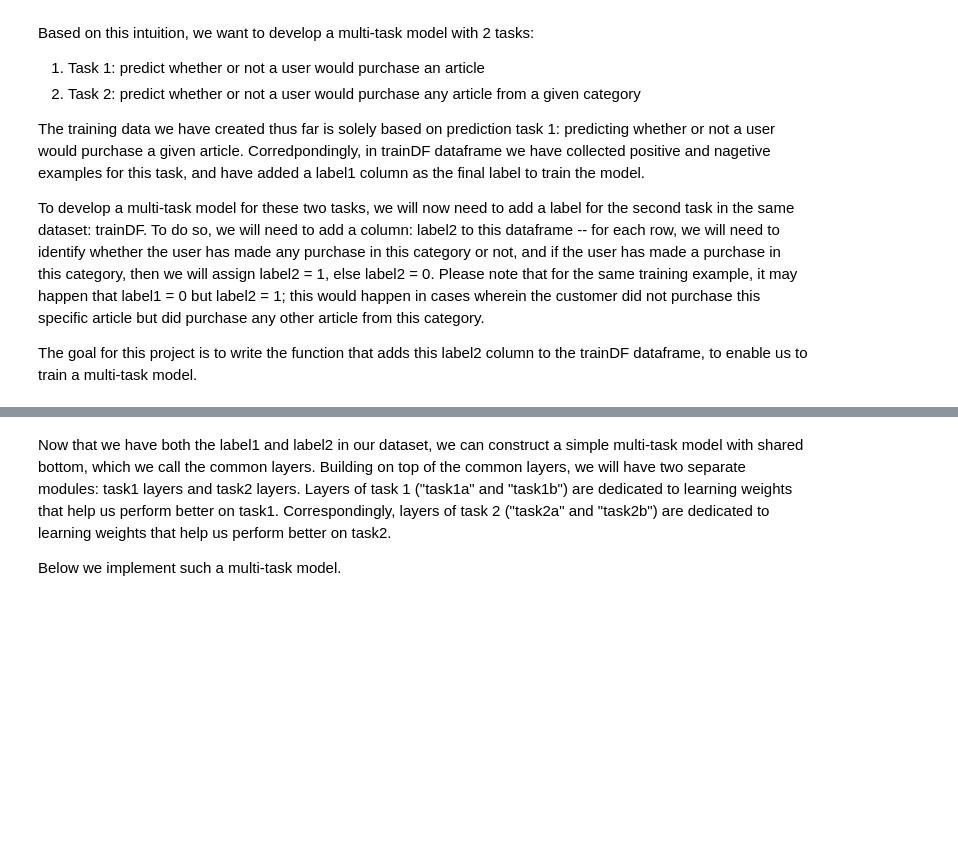
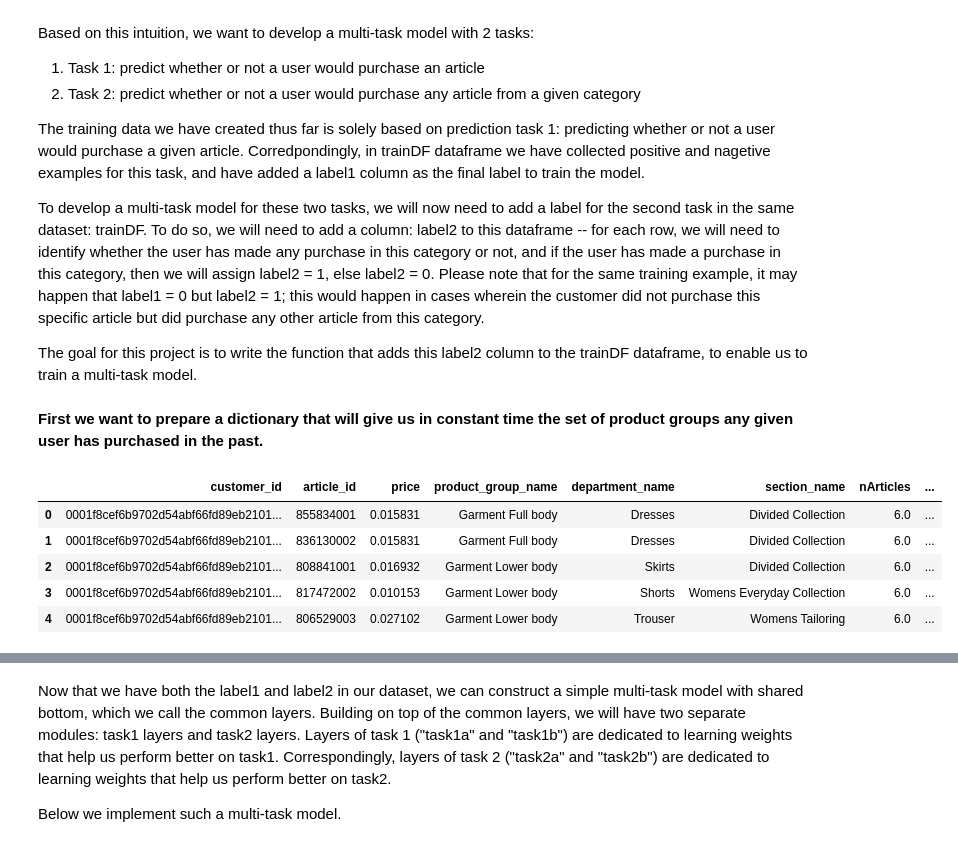
Before and after one commit to biarne-a/co-rise-recommendation, a Jupyter notebook: week2_multiTask_Bandit_final.ipynb, the cells around one changed output, grey strips where cells are left out. Drawn from its saved outputs; the diff is of its cells as text; code cells hidden in the pictures; blank space fills up the shorter version.

```diff
--- a/week2_multiTask_Bandit_final.ipynb
+++ b/week2_multiTask_Bandit_final.ipynb
@@ -365,3 +410,14 @@ The training data we have created thus far is solely based on prediction task 1:
 To develop a multi-task model for these two tasks, we will now need to add a label for the second task in the same dataset: trainDF. To do so, we will need to add a column: label2 to this dataframe -- for each row, we will need to identify whether the user has made any purchase in this category or not, and if the user has made a purchase in this category, then we will assign label2 = 1, else label2 = 0. Please note that for the same training example, it may happen that label1 = 0 but label2 = 1; this would happen in cases wherein the customer did not purchase this specific article but did purchase any other article from this category.
 
 The goal for this project is to write the function that adds this label2 column to the trainDF dataframe, to enable us to train a multi-task model.
+# %% [markdown]
+__First we want to prepare a dictionary that will give us in constant time the set of product groups any given user has purchased in the past.__
+# %%
+trainDF.head()
+# %% [output]
+|  | customer_id | article_id | price | product_group_name | department_name | section_name | nArticles | ... |
+| 0 | 0001f8cef6b9702d54abf66fd89eb2101... | 855834001 | 0.015831 | Garment Full body | Dresses | Divided Collection | 6.0 | ... |
+| 1 | 0001f8cef6b9702d54abf66fd89eb2101... | 836130002 | 0.015831 | Garment Full body | Dresses | Divided Collection | 6.0 | ... |
+| 2 | 0001f8cef6b9702d54abf66fd89eb2101... | 808841001 | 0.016932 | Garment Lower body | Skirts | Divided Collection | 6.0 | ... |
+| 3 | 0001f8cef6b9702d54abf66fd89eb2101... | 817472002 | 0.010153 | Garment Lower body | Shorts | Womens Everyday Collection | 6.0 | ... |
+| 4 | 0001f8cef6b9702d54abf66fd89eb2101... | 806529003 | 0.027102 | Garment Lower body | Trouser | Womens Tailoring | 6.0 | ... |
```
Also changed, not shown: parts of 32 cells of this notebook.
